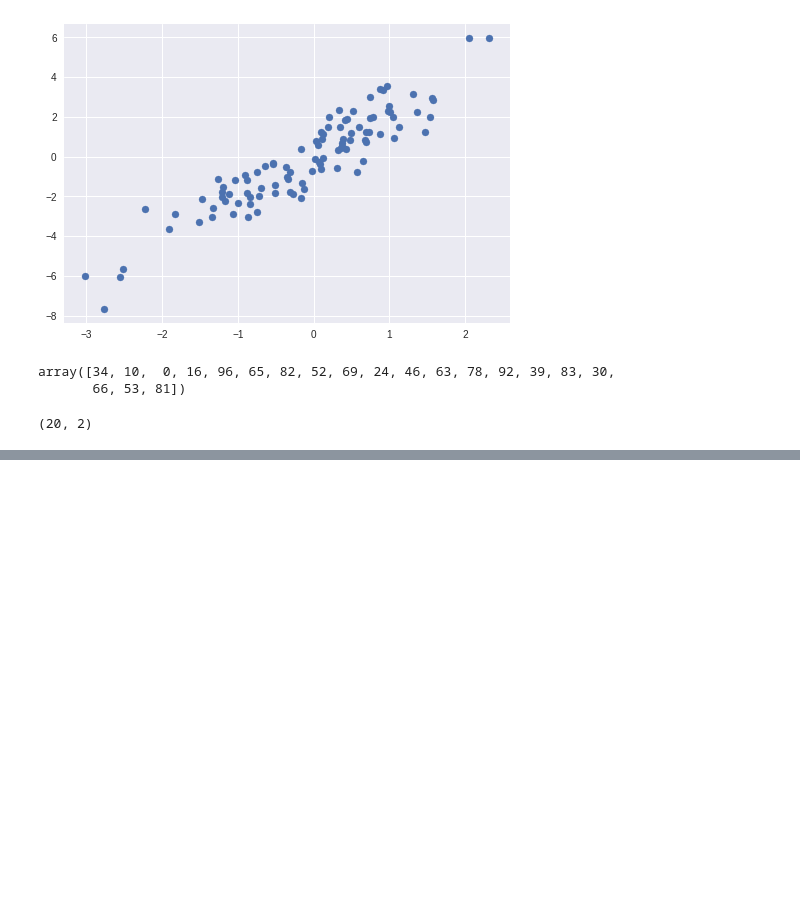
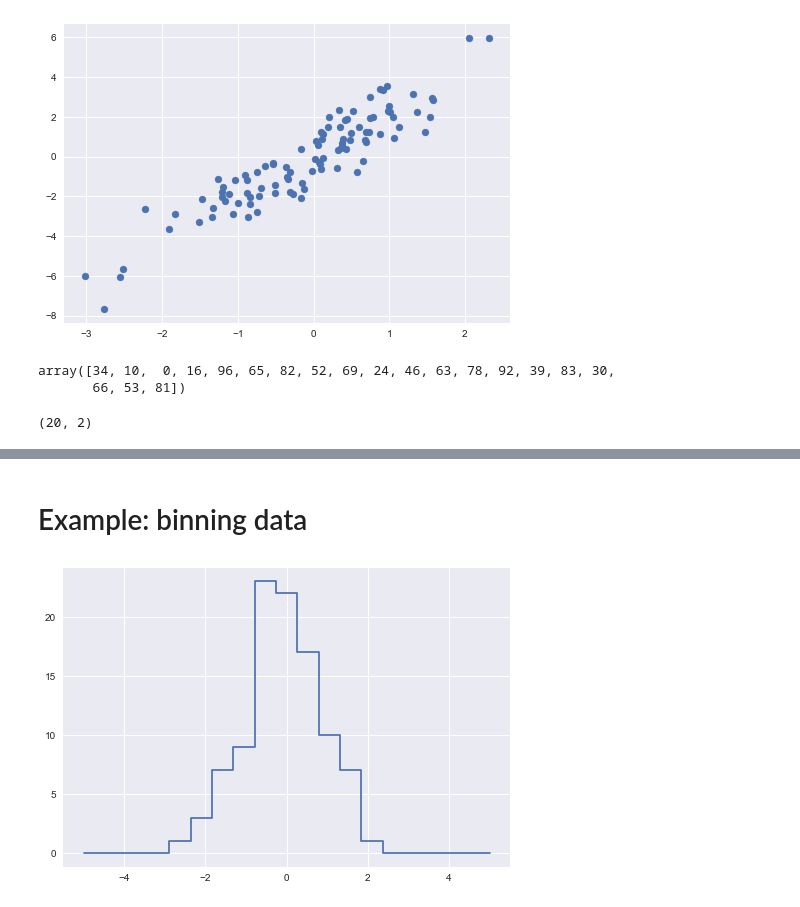
Before and after one commit to capgar/PythonDataScienceHandbook, a Jupyter notebook: notebooks/ch2-numpy.ipynb, the cells around one changed output, grey strips where cells are left out. Saved outputs shown, nothing was run; the diff lists cells and outputs as text; code cells hidden in the pictures; blank space fills up the shorter version.

```diff
--- a/notebooks/ch2-numpy.ipynb
+++ b/notebooks/ch2-numpy.ipynb
@@ -1093,0 +1141,23 @@ plt.scatter(selection[:, 0], selection[:, 1],
+# %% [markdown]
+# Example: binning data
+# %%
+np.random.seed(42)
+x = np.random.randn(100)
+
+# create 20 bins ranged from -5 to 5
+bins = np.linspace(-5, 5, 20)
+
+# create zero count for each bin
+counts = np.zeros_like(bins)
+
+# find the approriate bin for each x
+# searchsorted finds the index of each bin which numerically falls before each point x
+i = np.searchsorted(bins, x)
+
+# add 1 for each bin value stored in index i to the appropriate bin counter
+np.add.at(counts, i, 1)
+
+# plot the count results for each bin
+plt.plot(bins, counts, linestyle='steps');
+# %% [output]
+[figure, added]
```
Also changed, not shown: parts of 43 cells of this notebook.
